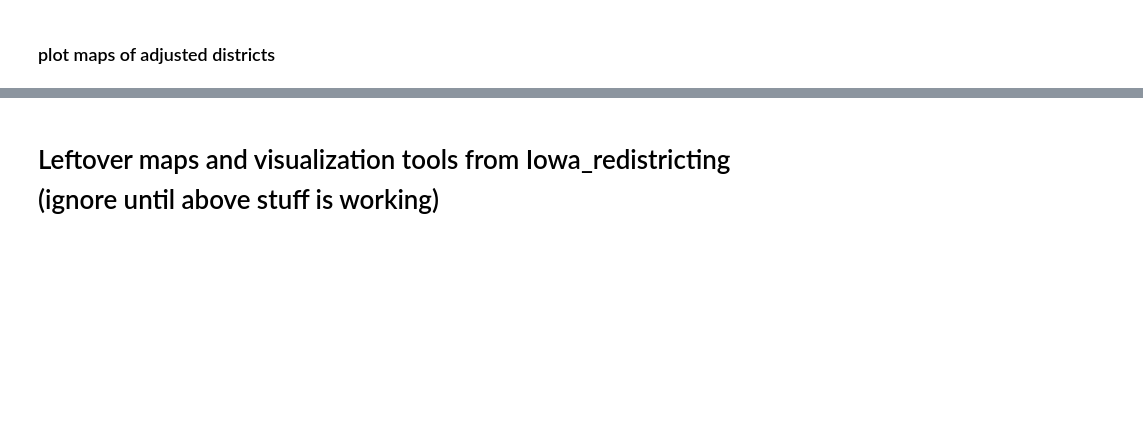
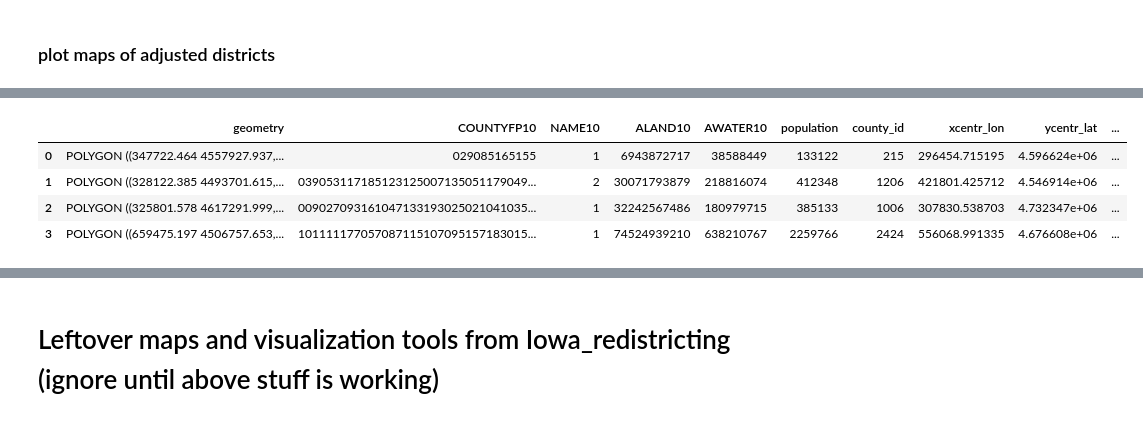
Before and after one commit to stefaniegwangphd/ia-redistricting, a Jupyter notebook: Iowa_contiguousdistricting.ipynb, the cells around one changed output, grey strips where cells are left out. Cells and saved outputs as stored; diff of their text form; code cells hidden in the pictures; blank space fills up the shorter version.

```diff
--- a/Iowa_contiguousdistricting.ipynb
+++ b/Iowa_contiguousdistricting.ipynb
@@ -45,8 +45,8 @@ shapefile_iowa.head()
 | 4 | 19 | 009 | 19009 | Audubon | Audubon County | 1147264459 | 1152260 | +41.6791780 | -094.9043119 | ... |
 5 rows × 57 columns
 # %%
-## Merging ONLY 2020 population #s from census df into shapefile_iowa
-shapefile_iowa = shapefile_iowa.merge(census_df[['COUNTYFP10','population']], on='COUNTYFP10').copy()
+## Merging ONLY 2020 population #s and county_id from census df into shapefile_iowa
+shapefile_iowa = shapefile_iowa.merge(census_df[['COUNTYFP10','population','county_id']], on='COUNTYFP10').copy()
 
 #(otherwise this merge is only done for the map point later)
 # %%
@@ -230,13 +231,17 @@ Index(['STATEFP10', 'COUNTYFP10', 'GEOID10', 'NAME10', 'NAMELSAD10', 'ALAND10',
 #      and all demographic/voting data
 
 districting_columns = ['COUNTYFP10', 'NAME10', 'ALAND10',
-       'AWATER10', 'geometry', 'population', 'xcentr_lon', 'ycentr_lat']
+       'AWATER10', 'geometry', 'population', 'county_id', 'xcentr_lon', 'ycentr_lat']
 
 #make a new shapefile, which will be merged/dissolved on in the process of making districts
 shapef_ia_districting = shapef_ia_proj[districting_columns].copy()
 
-#add column of with county indices (which will become district indices)
+#add column of county indices (which will get concatenated, as county_id_string)
+shapef_ia_districting['county_id_string'] = shapef_ia_districting['county_id']
+shapef_ia_districting['county_id_string'] = shapef_ia_districting['county_id_string'].astype(str).str.pad(2,fillchar='0')
+
+#add column of county indices (which will become district indices)
 shapef_ia_districting['temp_district'] = shapef_ia_districting.index
 
-# shapef_ia_districting.head()
+shapef_ia_districting.info()
 # %% [output]
@@ -403,3 +420,15 @@ shapef_ia_districting.iloc[[7,36]]
 | temp_district |  |  |  |  |  |  |  |  | ... |
 | 7 | POLYGON ((403859.003 4673740.390,... | 015073 | 2 | 2955545673 | 9614695 | 35486 | 403671.795173 | 4.654490e+06 | ... |
 | 37 | POLYGON ((499761.442 4702032.778,... | 075 | 1 | 1299805924 | 94406 | 12329 | 517160.590383 | 4.694411e+06 | ... |
+# %%
+# testing randint
+# randint(0,99) is 0 to 99 INCLUSIVE
+
+lst = []
+for i in range(1000):
+    lst.append(random.randint(0,n_counties-1))
+# print(lst)
+max_rand = max(lst)
+min_rand = min(lst)
+# lst
+print("The maximum element is ", max_rand, ". The minimum element is ", min_rand, ".")
@@ -405,0 +437,11 @@ shapef_ia_districting.iloc[[7,36]]
+# %%
+#list of first 10 districts that will be called from seed 2
+randomlist = []
+random.seed(2)
+
+for i in range(10):
+    # print(i)
+    current_n_districts = 98 - i
+    randomlist.append(random.randint(0,current_n_districts) )
+
+randomlist
@@ -557,0 +652,8 @@ len(shapef_ia_running)
+# %%
+shapef_ia_running
+# %% [output]
+|  | geometry | COUNTYFP10 | NAME10 | ALAND10 | AWATER10 | population | county_id | xcentr_lon | ycentr_lat | ... |
+| 0 | POLYGON ((347722.464 4557927.937,... | 029085165155 | 1 | 6943872717 | 38588449 | 133122 | 215 | 296454.715195 | 4.596624e+06 | ... |
+| 1 | POLYGON ((328122.385 4493701.615,... | 039053117185123125007135051179049... | 2 | 30071793879 | 218816074 | 412348 | 1206 | 421801.425712 | 4.546914e+06 | ... |
+| 2 | POLYGON ((325801.578 4617291.999,... | 009027093161047133193025021041035... | 1 | 32242567486 | 180979715 | 385133 | 1006 | 307830.538703 | 4.732347e+06 | ... |
+| 3 | POLYGON ((659475.197 4506757.653,... | 101111177057087115107095157183015... | 1 | 74524939210 | 638210767 | 2259766 | 2424 | 556068.991335 | 4.676608e+06 | ... |
```
Also changed, not shown: parts of 37 cells of this notebook.
